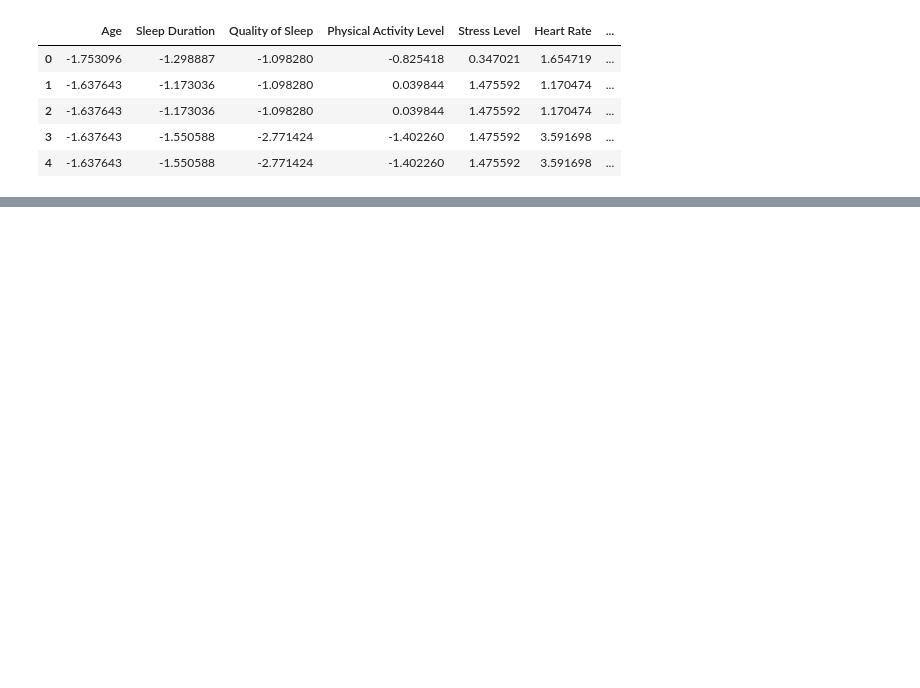
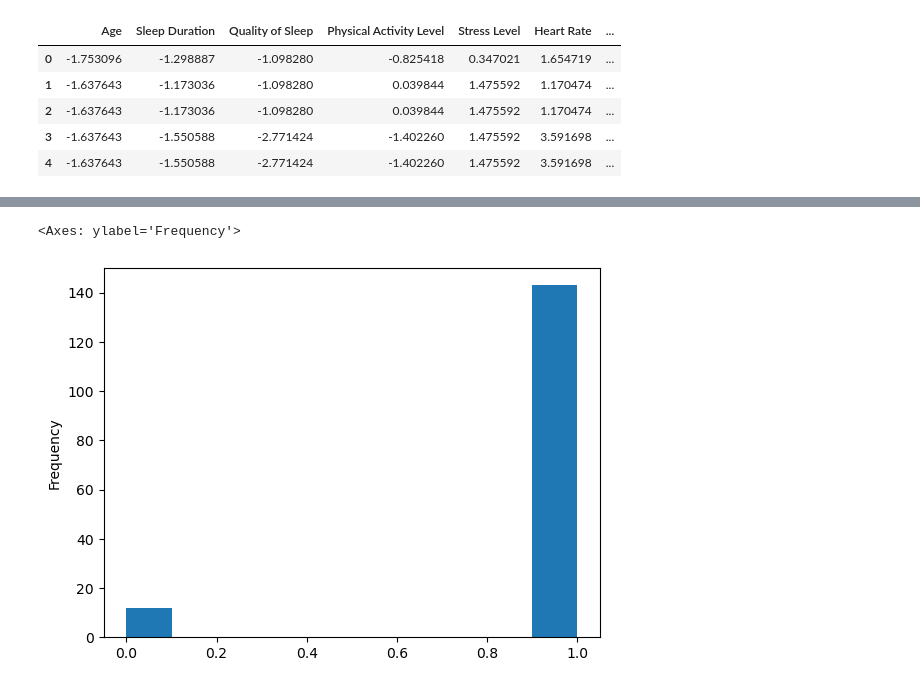
Before and after one commit to rpearce1/sleep-disorder-ml, a Jupyter notebook: unsupervised_learning.ipynb, the cells around one changed output, grey strips where cells are left out. Cells and saved outputs as stored; diff of their text form; code cells hidden in the pictures; blank space fills up the shorter version.

```diff
--- a/unsupervised_learning.ipynb
+++ b/unsupervised_learning.ipynb
@@ -120,0 +122,5 @@ scaled_df_predictions.loc[disorder == 'None','cluster'].plot.hist()
+# %%
+scaled_df_predictions.loc[disorder != 'None','cluster'].plot.hist()
+# %% [output]
+<Axes: ylabel='Frequency'>
+[figure, added]
```
Also changed, not shown: parts of 7 cells of this notebook.
